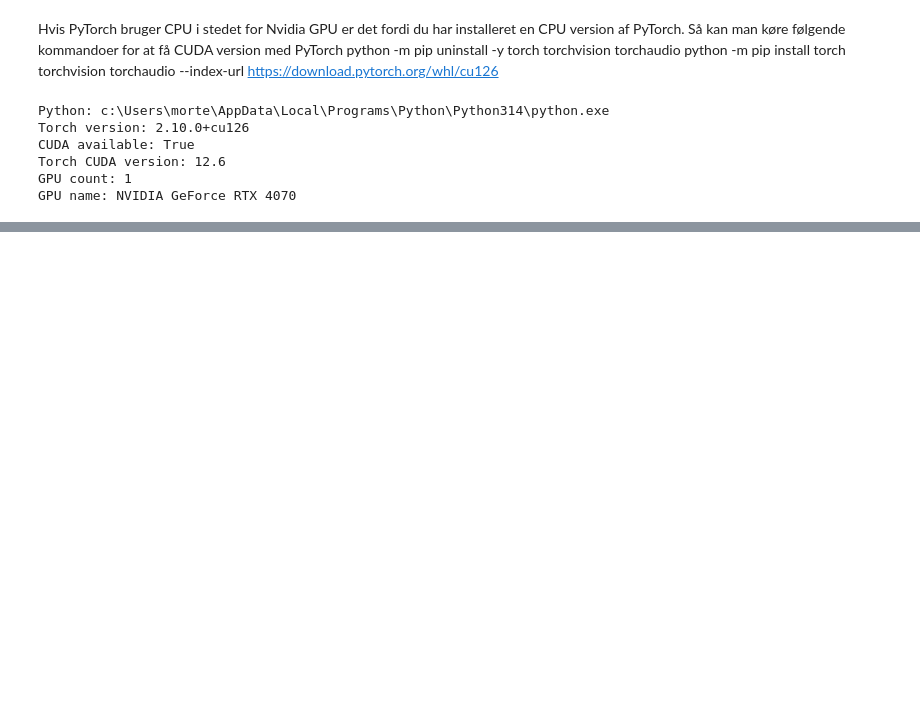
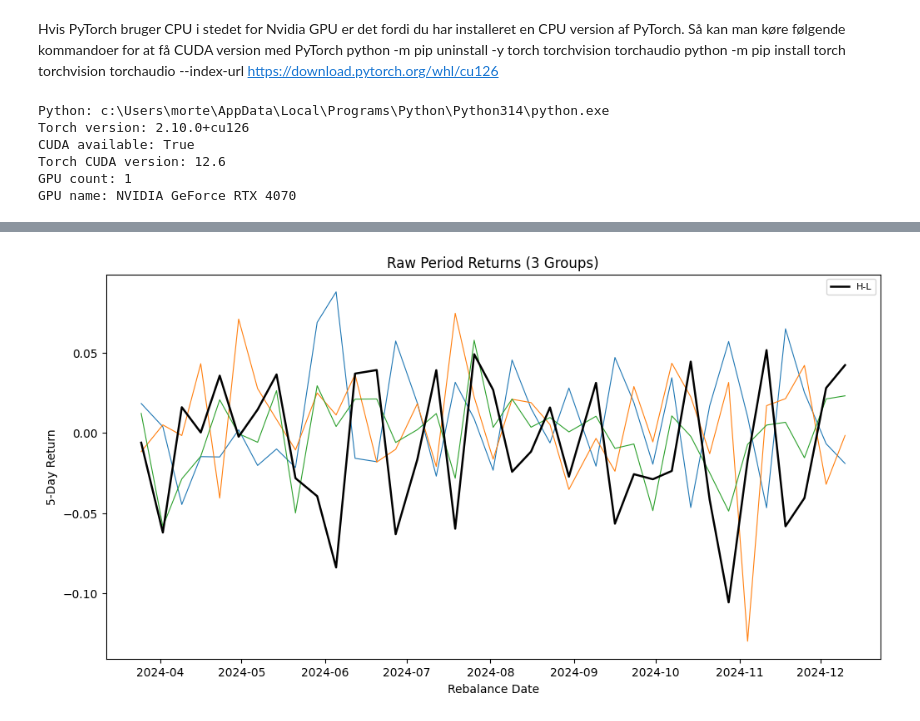
Before and after one commit to MortenSkovbjerg2000/speciale-i-datavidenskab-2026, a Jupyter notebook: training.ipynb, the cells around one changed output, grey strips where cells are left out. Cells and saved outputs as stored; diff of their text form; code cells hidden in the pictures; blank space fills up the shorter version.

```diff
--- a/training.ipynb
+++ b/training.ipynb
@@ -355,0 +603,15 @@ Test acc:  0.5000
+# %%
+plt.figure(figsize=(12, 6))
+
+for g in range(1, n_groups + 1):
+    plt.plot(portfolio_wide.index, portfolio_wide[f"G{g}"], linewidth=0.8)
+
+plt.plot(portfolio_wide.index, portfolio_wide["H-L"], linewidth=1.8, color="black", label="H-L")
+
+plt.title(f"Raw Period Returns ({n_groups} Groups)")
+plt.ylabel("5-Day Return")
+plt.xlabel("Rebalance Date")
+plt.legend(ncol=3, fontsize=8)
+plt.show()
+# %% [output]
+[figure, added]
```
Also changed, not shown: parts of 17 cells of this notebook, 2 other files.
